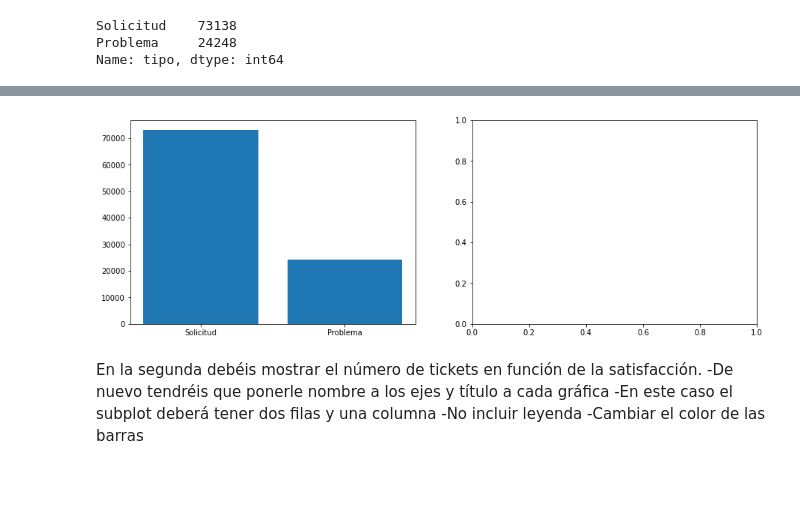
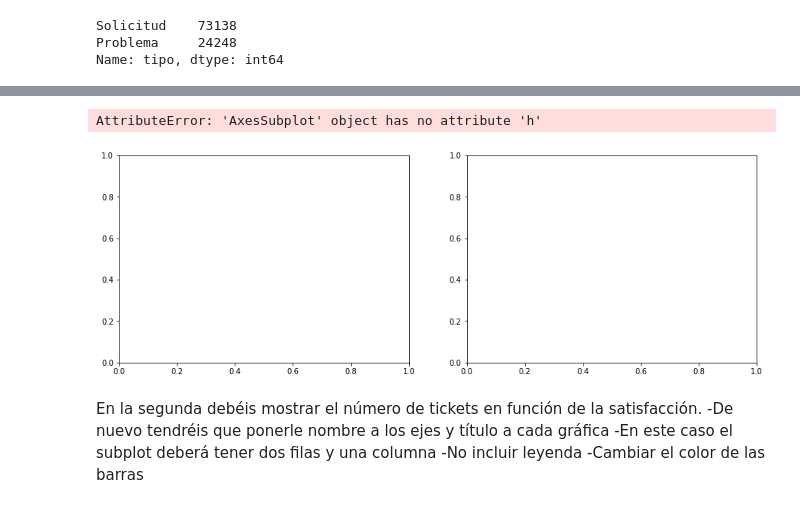
Before and after one commit to PalomaDA/DA-promod-modulo2-sprint1-Jacqueline-Paloma, a Jupyter notebook: visualización-2.ipynb, the cells around one changed output, grey strips where cells are left out. Drawn from its saved outputs; the diff is of its cells as text; code cells hidden in the pictures; blank space fills up the shorter version.

```diff
--- a/visualización-2.ipynb
+++ b/visualización-2.ipynb
@@ -44,0 +37,4 @@ df_sp
+# %%
+df_solicitud = df_ht[df_ht["tipo"]== "Solicitud"]
+df_problema = df_ht[df_ht["tipo"]== "Problema"]
+df_solicitud.sample(3)
@@ -45,9 +53,10 @@ df_sp
 # %%
 fig, ax = plt.subplots(1,2, figsize = (15,5))
-ax[0].bar(df_sp["index"] ,df_sp["tipo"] )
+ax[0].h(df_solicitud["tipo"] ,df_solicitud["id_ticket"] )
 plt.show()
 # %% [output]
+AttributeError: 'AxesSubplot' object has no attribute 'h'
-[figure, old version]
+[figure, new version]
 # %% [markdown]
 En la segunda debéis mostrar el número de tickets en función de la satisfacción.
 -De nuevo tendréis que ponerle nombre a los ejes y título a cada gráfica
```
Also changed, not shown: parts of 9 cells of this notebook.
